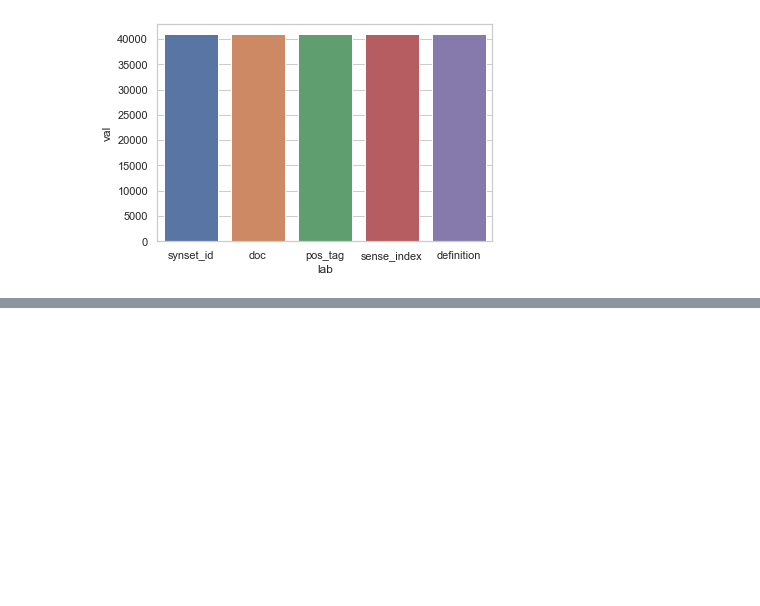
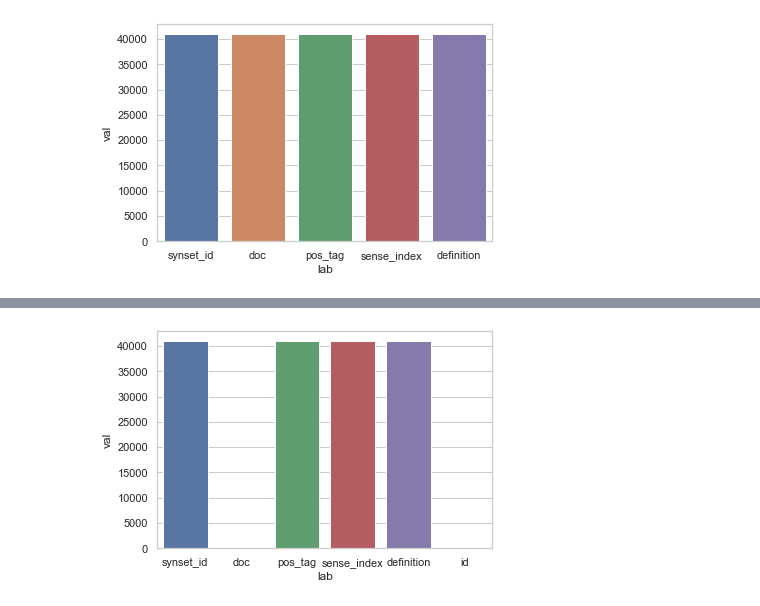
Before and after one commit to xhosaBoy/hyper-neural-tensorfactorisation, a Jupyter notebook: notebooks/WN18.ipynb, the cells around one changed output, grey strips where cells are left out. Saved outputs shown, nothing was run; the diff lists cells and outputs as text; code cells hidden in the pictures; blank space fills up the shorter version.

```diff
--- a/notebooks/WN18.ipynb
+++ b/notebooks/WN18.ipynb
@@ -154,0 +172,5 @@ ax = df.plot.bar(x='lab', y='val', rot=0)
+# %%
+df_entity_and_relation = df_entity_copy
+for index in df_relation_copy.index:
+    df_entity_and_relation.loc[index] = df_relation_copy.loc[index]
+df_entity_and_relation
@@ -154,0 +185,4 @@ ax = df.plot.bar(x='lab', y='val', rot=0)
+# %%
+ax = sns.barplot(x="lab", y="val", data=df_entity_and_relation)
+# %% [output]
+[figure, added]
```
Also changed, not shown: parts of 23 cells of this notebook.
